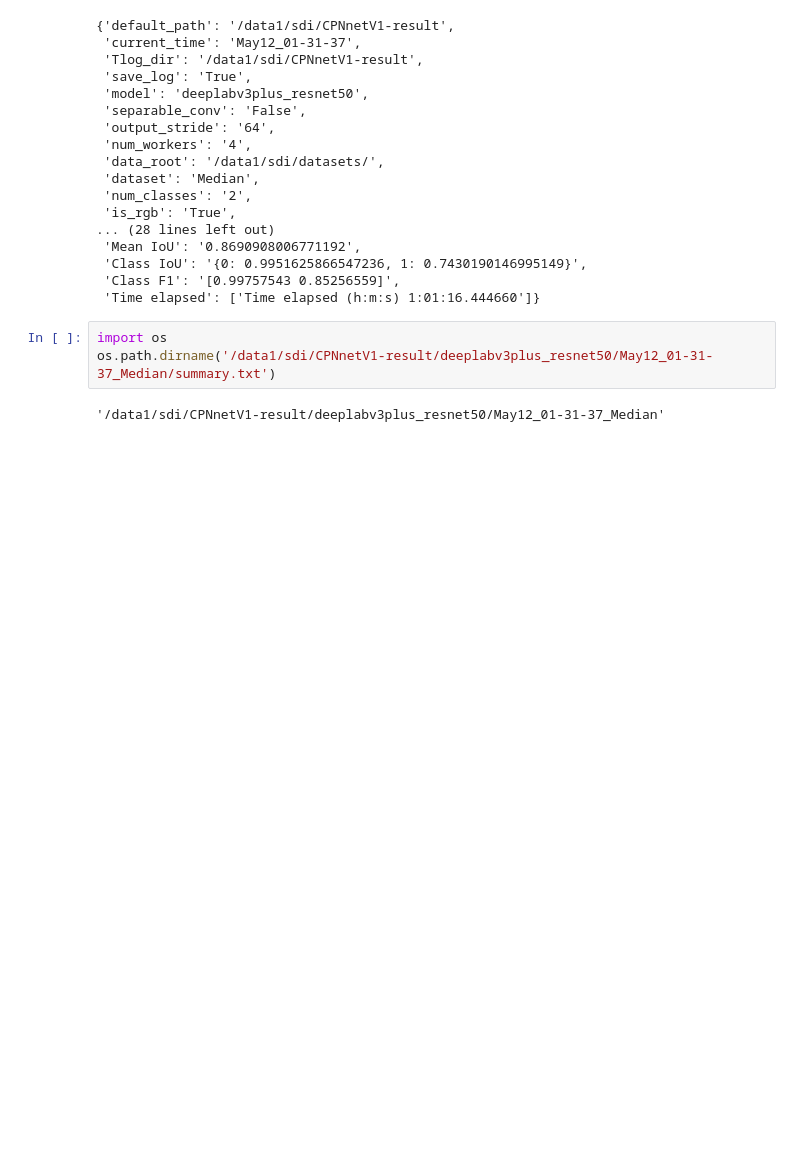
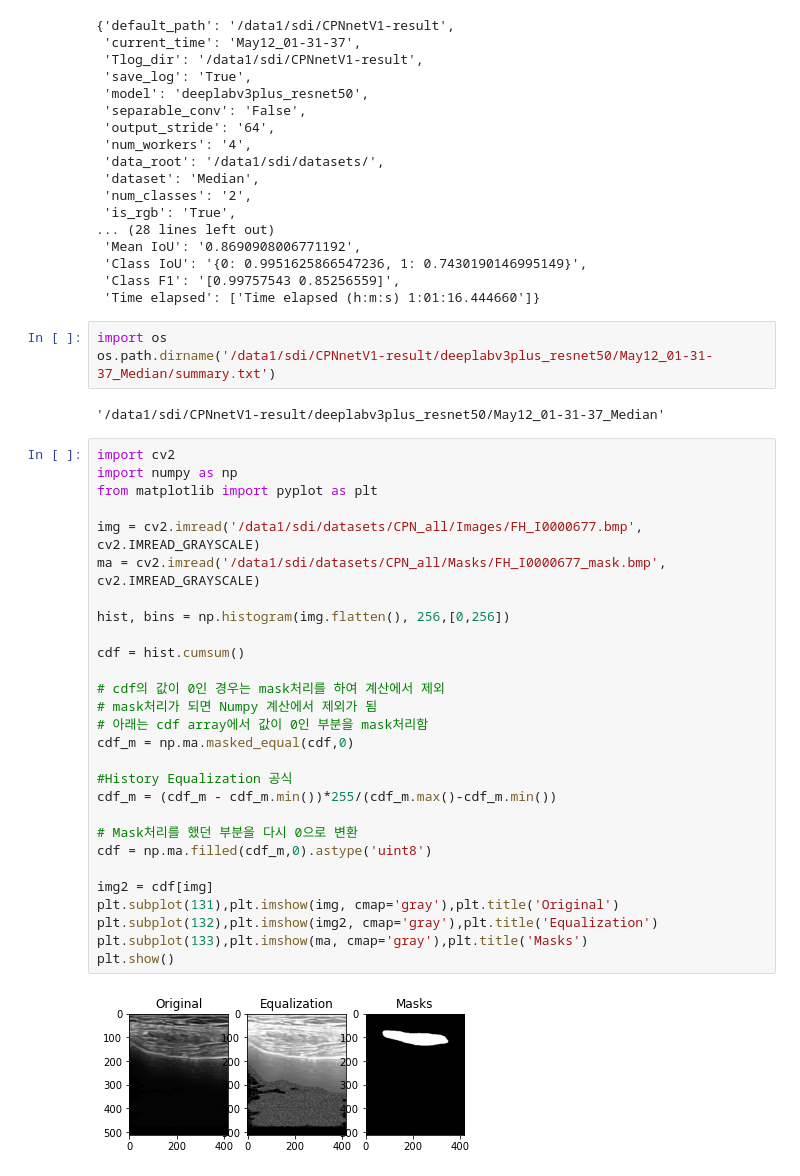
Before and after one commit to DongDong500/CPNKDv2, a Jupyter notebook: pallete.ipynb, the cells around one changed output. Drawn from its saved outputs; the diff is of its cells as text; blank space fills up the shorter version.

```diff
--- a/pallete.ipynb
+++ b/pallete.ipynb
@@ -304,3 +304,33 @@ import os
 os.path.dirname('/data1/sdi/CPNnetV1-result/deeplabv3plus_resnet50/May12_01-31-37_Median/summary.txt')
 # %% [output]
 '/data1/sdi/CPNnetV1-result/deeplabv3plus_resnet50/May12_01-31-37_Median'
+# %%
+import cv2
+import numpy as np
+from matplotlib import pyplot as plt
+
+img = cv2.imread('/data1/sdi/datasets/CPN_all/Images/FH_I0000677.bmp', cv2.IMREAD_GRAYSCALE)
+ma = cv2.imread('/data1/sdi/datasets/CPN_all/Masks/FH_I0000677_mask.bmp', cv2.IMREAD_GRAYSCALE)
+
+hist, bins = np.histogram(img.flatten(), 256,[0,256])
+
+cdf = hist.cumsum()
+
+# cdf의 값이 0인 경우는 mask처리를 하여 계산에서 제외
+# mask처리가 되면 Numpy 계산에서 제외가 됨
+# 아래는 cdf array에서 값이 0인 부분을 mask처리함
+cdf_m = np.ma.masked_equal(cdf,0)
+
+#History Equalization 공식
+cdf_m = (cdf_m - cdf_m.min())*255/(cdf_m.max()-cdf_m.min())
+
+# Mask처리를 했던 부분을 다시 0으로 변환
+cdf = np.ma.filled(cdf_m,0).astype('uint8')
+
+img2 = cdf[img]
+plt.subplot(131),plt.imshow(img, cmap='gray'),plt.title('Original')
+plt.subplot(132),plt.imshow(img2, cmap='gray'),plt.title('Equalization')
+plt.subplot(133),plt.imshow(ma, cmap='gray'),plt.title('Masks')
+plt.show()
+# %% [output]
+[figure, added]
```
Also changed, not shown: parts of 4 cells of this notebook, 2 other files.
